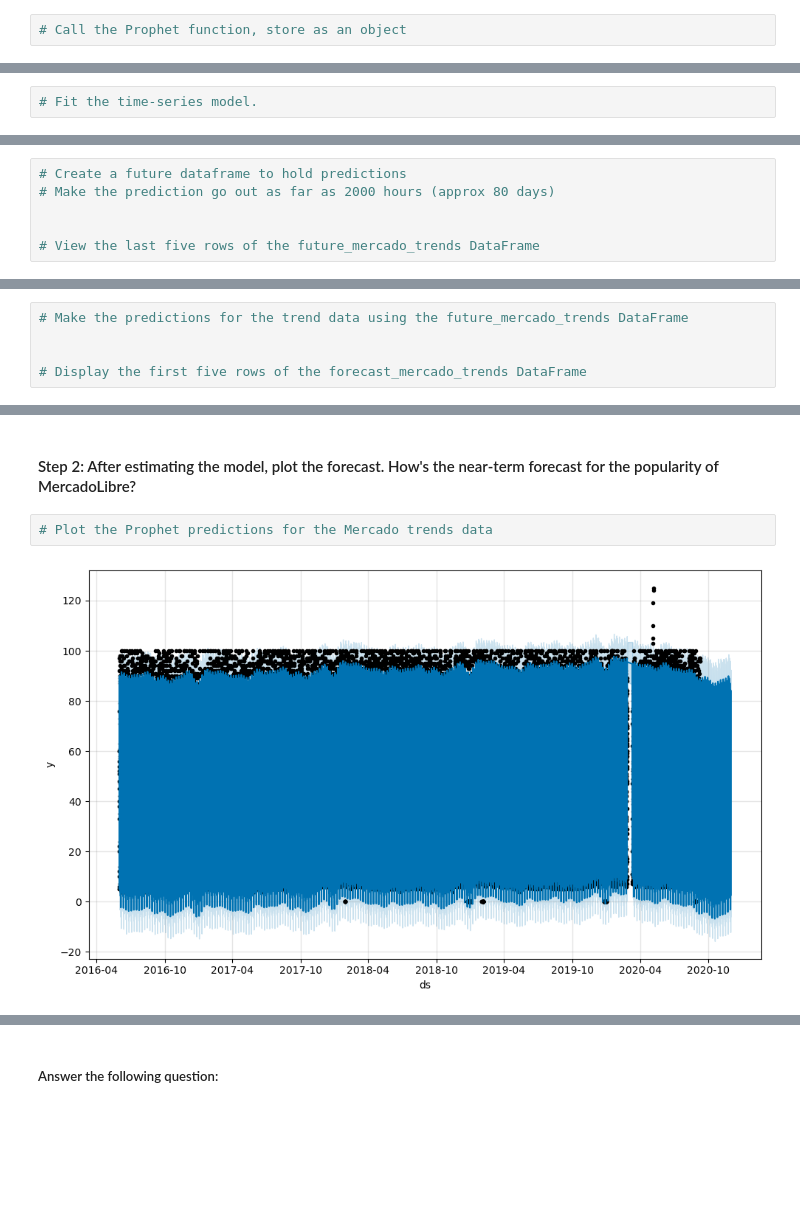
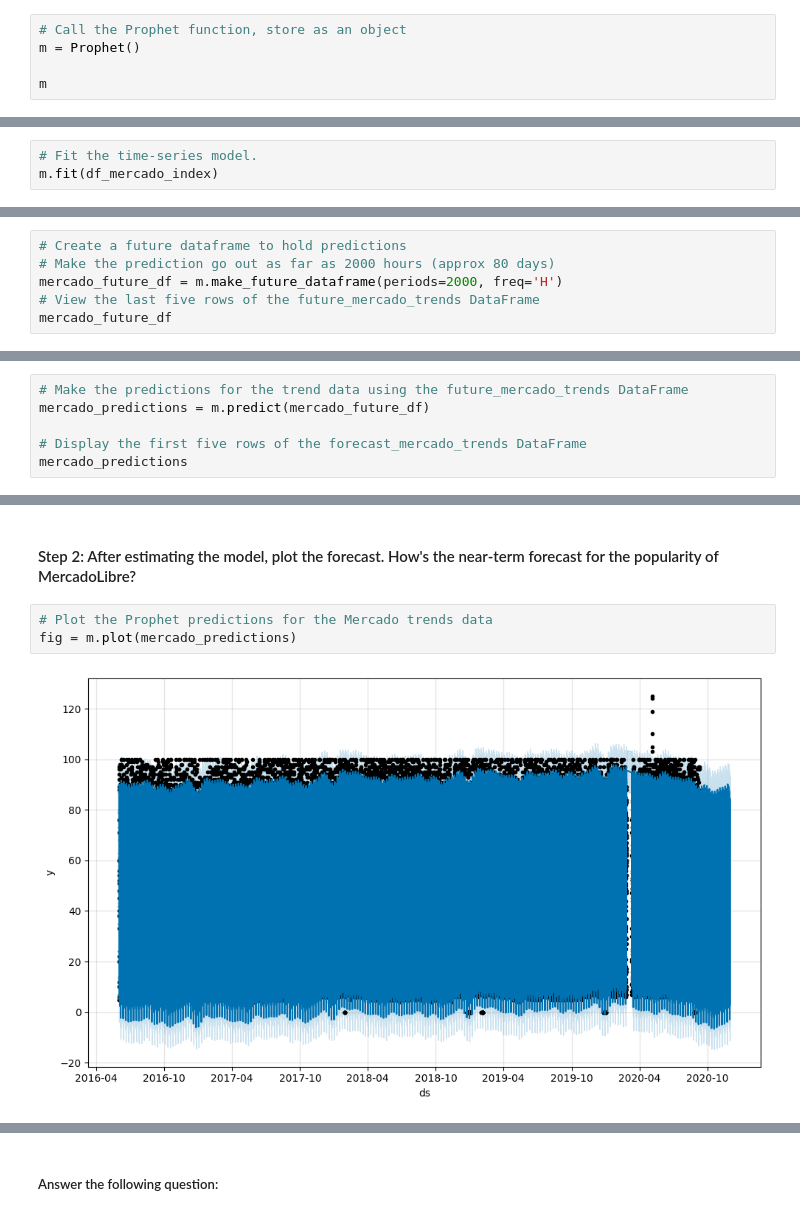
Before and after one commit to jrios46/prophet-challenge, a Jupyter notebook: forecasting_net_prophet.ipynb, the cells around one changed output, grey strips where cells are left out. Cells and saved outputs as stored; diff of their text form; blank space fills up the shorter version.

```diff
--- a/forecasting_net_prophet.ipynb
+++ b/forecasting_net_prophet.ipynb
@@ -433,7 +436,11 @@ Now, you need to produce a time series model that analyzes and forecasts pattern
 # %%
 # Call the Prophet function, store as an object
+m = Prophet()
+
+m
 # %% [output]
 <prophet.forecaster.Prophet at 0x...>
 # %%
 # Fit the time-series model.
+m.fit(df_mercado_index)
 # %% [output]
@@ -443,8 +457,8 @@ Now, you need to produce a time series model that analyzes and forecasts pattern
 # %%
 # Create a future dataframe to hold predictions
 # Make the prediction go out as far as 2000 hours (approx 80 days)
-
-
+mercado_future_df = m.make_future_dataframe(periods=2000, freq='H')
 # View the last five rows of the future_mercado_trends DataFrame
+mercado_future_df
 # %% [output]
 |  | ds |
@@ -456,7 +477,8 @@ Now, you need to produce a time series model that analyzes and forecasts pattern
 # %%
 # Make the predictions for the trend data using the future_mercado_trends DataFrame
-
+mercado_predictions = m.predict(mercado_future_df)
 
 # Display the first five rows of the forecast_mercado_trends DataFrame
+mercado_predictions
 # %% [output]
 |  | ds | trend | yhat_lower | yhat_upper | trend_lower | trend_upper | additive_terms | ... |
@@ -470,5 +498,6 @@ Now, you need to produce a time series model that analyzes and forecasts pattern
 #### Step 2: After estimating the model, plot the forecast. How's the near-term forecast for the popularity of MercadoLibre?
 # %%
 # Plot the Prophet predictions for the Mercado trends data
+fig = m.plot(mercado_predictions)
 # %% [output]
-[figure, old version]
+[figure, new version]
```
Also changed, not shown: parts of 9 cells of this notebook.
